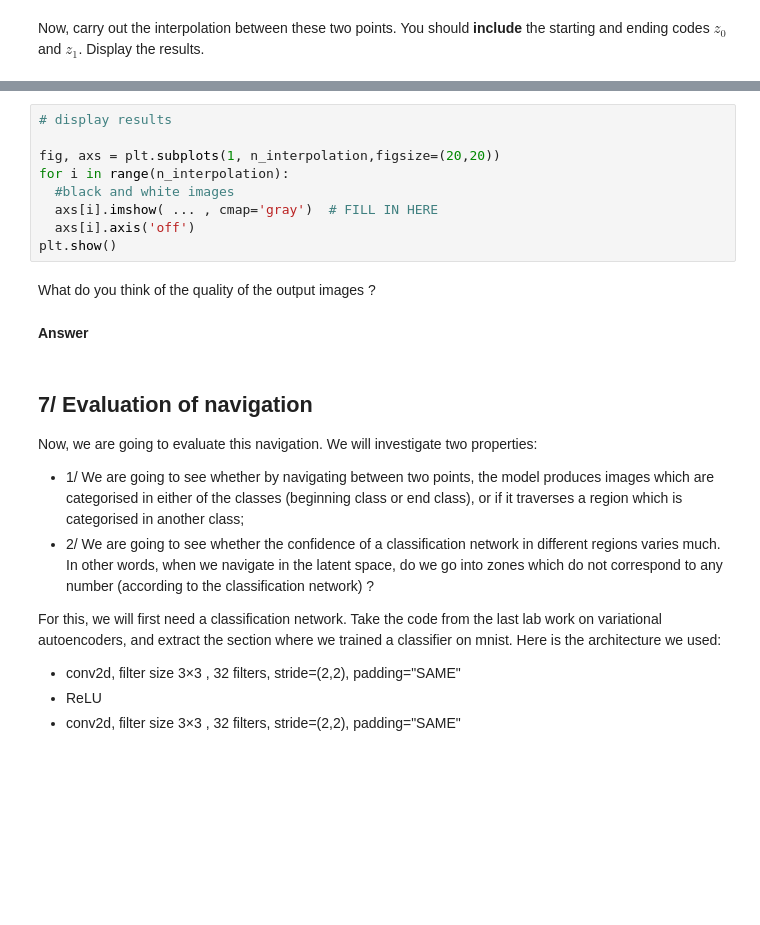
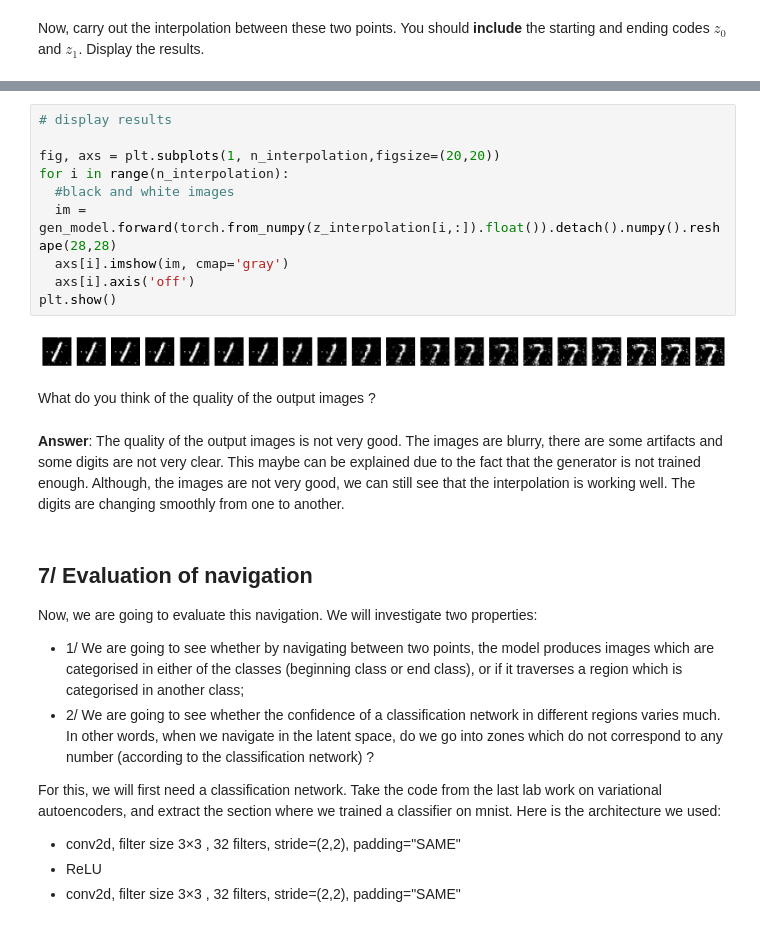
Before and after one commit to V-kr0pt/Image-Processing, a Jupyter notebook: IMA206 - Generative networks, patch methods, computational photography/TPs/Generative Artificial Networks/tp_ima_206_pytorch_for_students.ipynb, the cells around one changed output, grey strips where cells are left out. Drawn from its saved outputs; the diff is of its cells as text; blank space fills up the shorter version.

```diff
--- a/IMA206 - Generative networks, patch methods, computational photography/TPs/Generative Artificial Networks/tp_ima_206_pytorch_for_students.ipynb
+++ b/IMA206 - Generative networks, patch methods, computational photography/TPs/Generative Artificial Networks/tp_ima_206_pytorch_for_students.ipynb
@@ -496,16 +506,19 @@ n_interpolation = 20
 # %%
 # display results
 
 fig, axs = plt.subplots(1, n_interpolation,figsize=(20,20))
 for i in range(n_interpolation):
   #black and white images
-  axs[i].imshow( ... , cmap='gray')  # FILL IN HERE
+  im = gen_model.forward(torch.from_numpy(z_interpolation[i,:]).float()).detach().numpy().reshape(28,28)
+  axs[i].imshow(im, cmap='gray')
   axs[i].axis('off')
 plt.show()
+# %% [output]
+[figure, added]
 # %% [markdown]
 What do you think of the quality of the output images ?
-# %% [markdown]
-__Answer__
+# %% [markdown]
+__Answer__: The quality of the output images is not very good. The images are blurry, there are some artifacts and some digits are not very clear. This maybe can be explained due to the fact that the generator is not trained enough. Although, the images are not very good, we can still see that the interpolation is working well. The digits are changing smoothly from one to another.
 # %% [markdown]
 ## 7/ Evaluation of navigation
 
```
Also changed, not shown: parts of 10 cells of this notebook, 14 other files.
